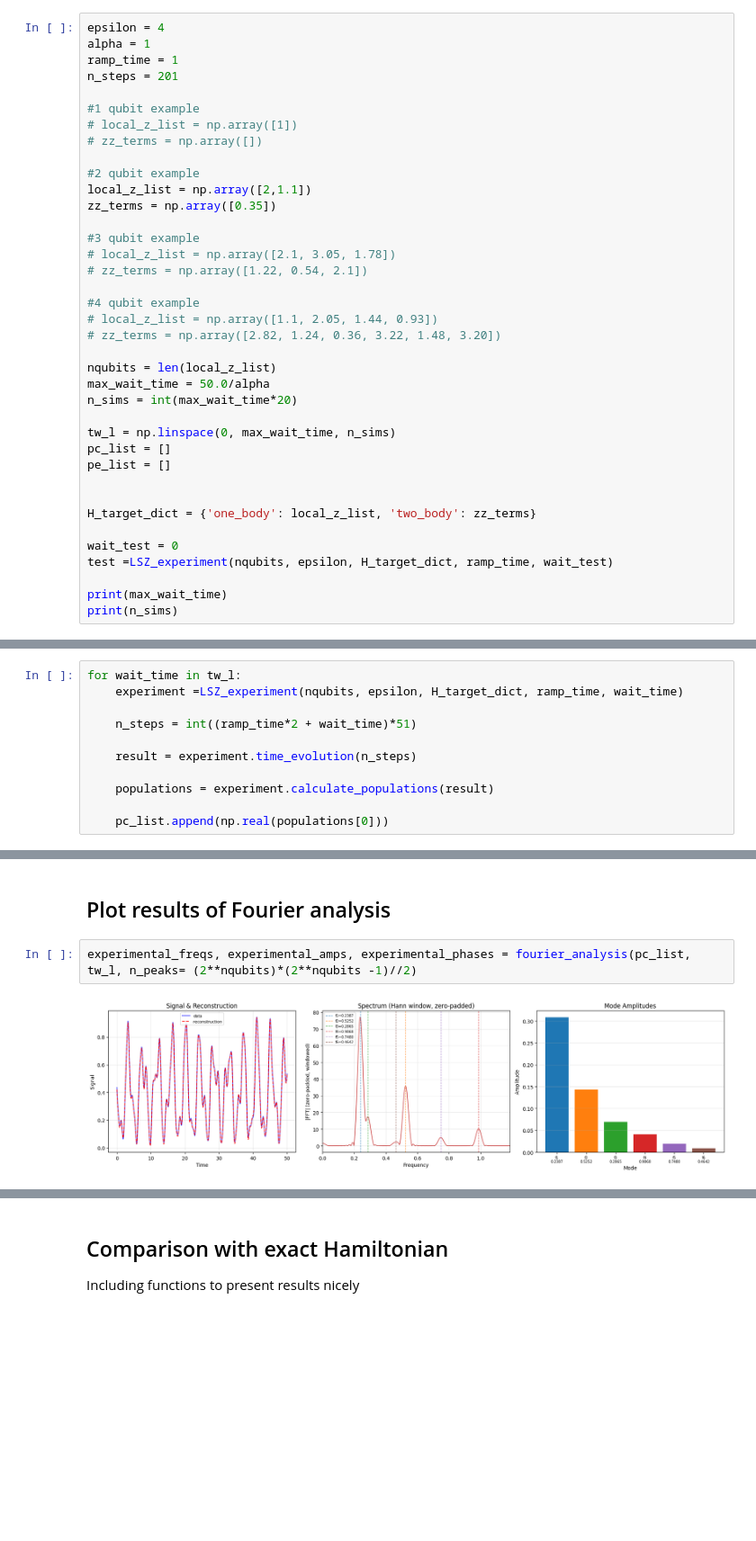
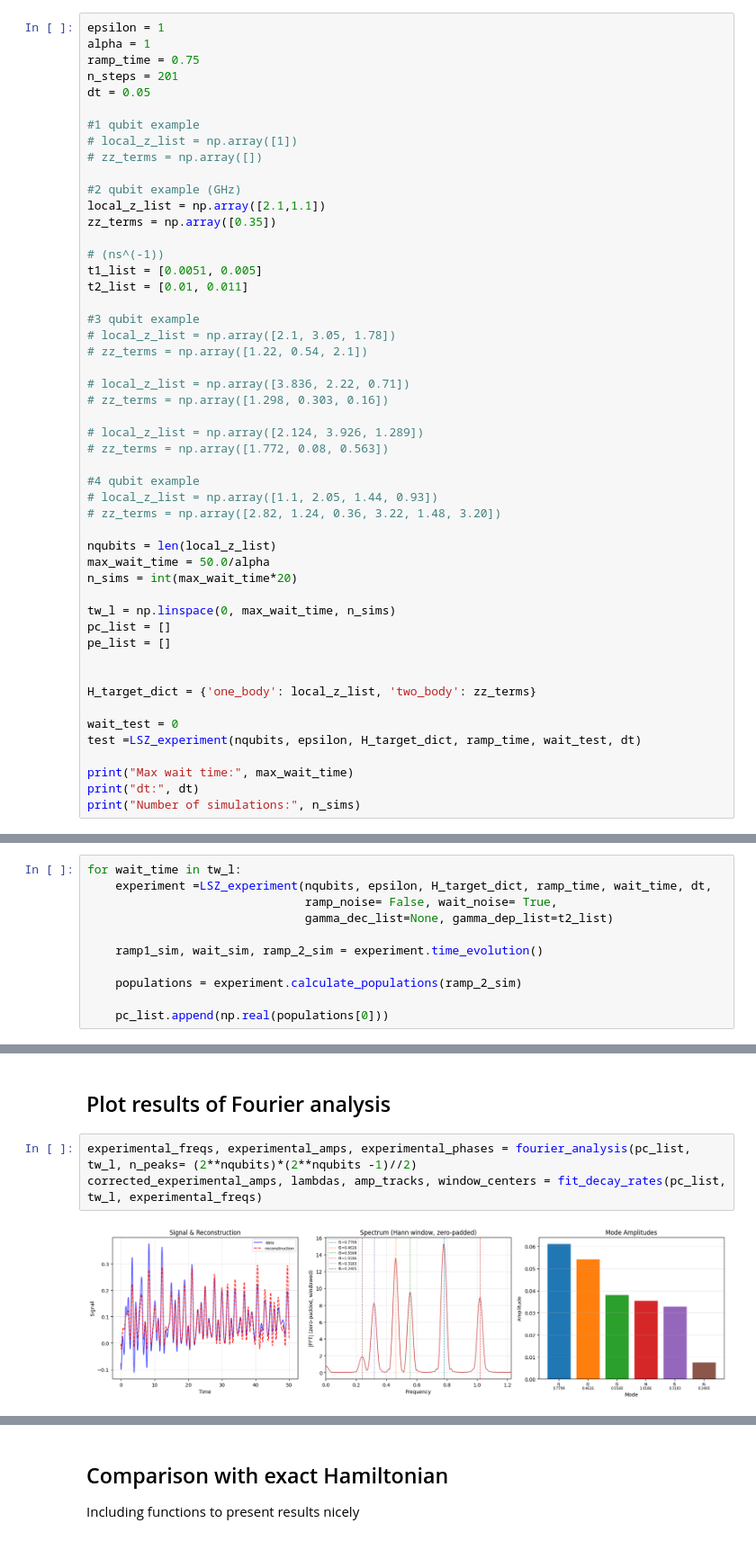
Before and after one commit to OsQarM/lsz_spectroscopy, a Jupyter notebook: LSZ_experimental.ipynb, the cells around one changed output, grey strips where cells are left out. Shown at 90% size. Drawn from its saved outputs; the diff is of its cells as text; blank space fills up the shorter version.

```diff
--- a/LSZ_experimental.ipynb
+++ b/LSZ_experimental.ipynb
@@ -235,22 +290,33 @@ class LSZ_experiment():
 
 ## Define parameters of experiment
 # %%
-epsilon = 4
+epsilon = 1
 alpha = 1
-ramp_time = 1
+ramp_time = 0.75
 n_steps = 201
+dt = 0.05
 
 #1 qubit example
 # local_z_list = np.array([1])
 # zz_terms = np.array([])
 
-#2 qubit example
-local_z_list = np.array([2,1.1])
+#2 qubit example (GHz)
+local_z_list = np.array([2.1,1.1])
 zz_terms = np.array([0.35])
+
+# (ns^(-1))
+t1_list = [0.0051, 0.005]
+t2_list = [0.01, 0.011]
 
 #3 qubit example
 # local_z_list = np.array([2.1, 3.05, 1.78])
 # zz_terms = np.array([1.22, 0.54, 2.1])
+
+# local_z_list = np.array([3.836, 2.22, 0.71])
+# zz_terms = np.array([1.298, 0.303, 0.16])
+
+# local_z_list = np.array([2.124, 3.926, 1.289])
+# zz_terms = np.array([1.772, 0.08, 0.563])
 
 #4 qubit example
 # local_z_list = np.array([1.1, 2.05, 1.44, 0.93])
@@ -268,8 +334,9 @@ pe_list = []
 H_target_dict = {'one_body': local_z_list, 'two_body': zz_terms}
 
 wait_test = 0
-test =LSZ_experiment(nqubits, epsilon, H_target_dict, ramp_time, wait_test)
+test =LSZ_experiment(nqubits, epsilon, H_target_dict, ramp_time, wait_test, dt)
 
-print(max_wait_time)
-print(n_sims)
+print("Max wait time:", max_wait_time)
+print("dt:", dt)
+print("Number of simulations:", n_sims)
 # %% [output]
@@ -298,13 +366,13 @@ print(egvals[midpoint])
 ## Run loop over all waiting times
 # %%
 for wait_time in tw_l:
-    experiment =LSZ_experiment(nqubits, epsilon, H_target_dict, ramp_time, wait_time)
+    experiment =LSZ_experiment(nqubits, epsilon, H_target_dict, ramp_time, wait_time, dt,
+                               ramp_noise= False, wait_noise= True,
+                               gamma_dec_list=None, gamma_dep_list=t2_list)
 
-    n_steps = int((ramp_time*2 + wait_time)*51)
+    ramp1_sim, wait_sim, ramp_2_sim = experiment.time_evolution()
 
-    result = experiment.time_evolution(n_steps)
-
-    populations = experiment.calculate_populations(result)
+    populations = experiment.calculate_populations(ramp_2_sim)
 
     pc_list.append(np.real(populations[0]))
 # %% [markdown]
@@ -491,5 +630,6 @@ def fourier_analysis(pc_list, tw_l, n_peaks=15, prominence_threshold=0.01,
 ## Plot results of Fourier analysis
 # %%
 experimental_freqs, experimental_amps, experimental_phases = fourier_analysis(pc_list, tw_l, n_peaks= (2**nqubits)*(2**nqubits -1)//2)
+corrected_experimental_amps, lambdas, amp_tracks, window_centers = fit_decay_rates(pc_list, tw_l, experimental_freqs)
 # %% [output]
-[figure, old version]
+[figure, new version]
```
Also changed, not shown: parts of 16 cells of this notebook, 2 other files.
